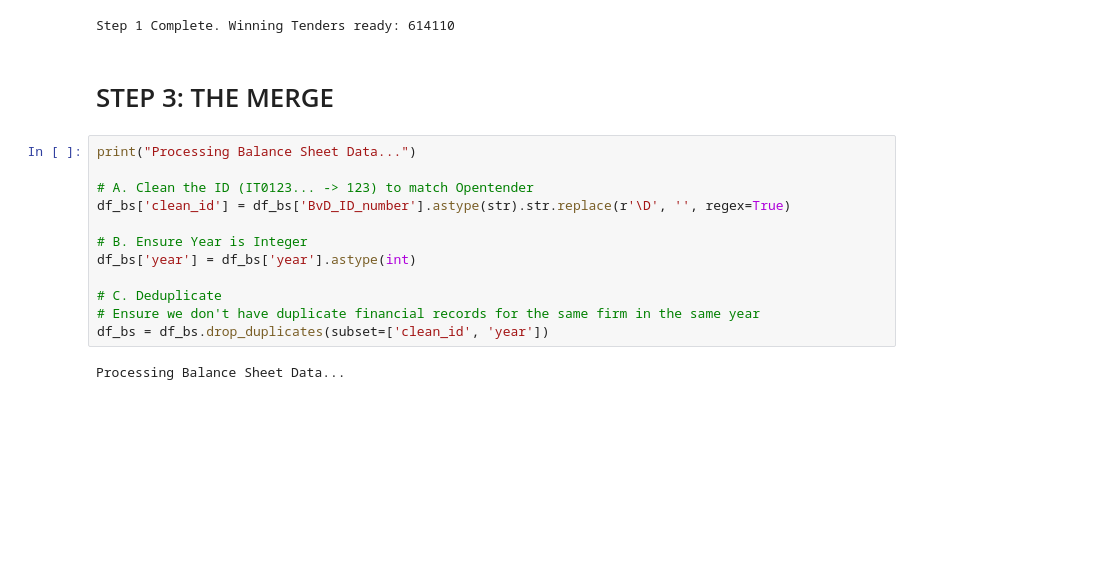
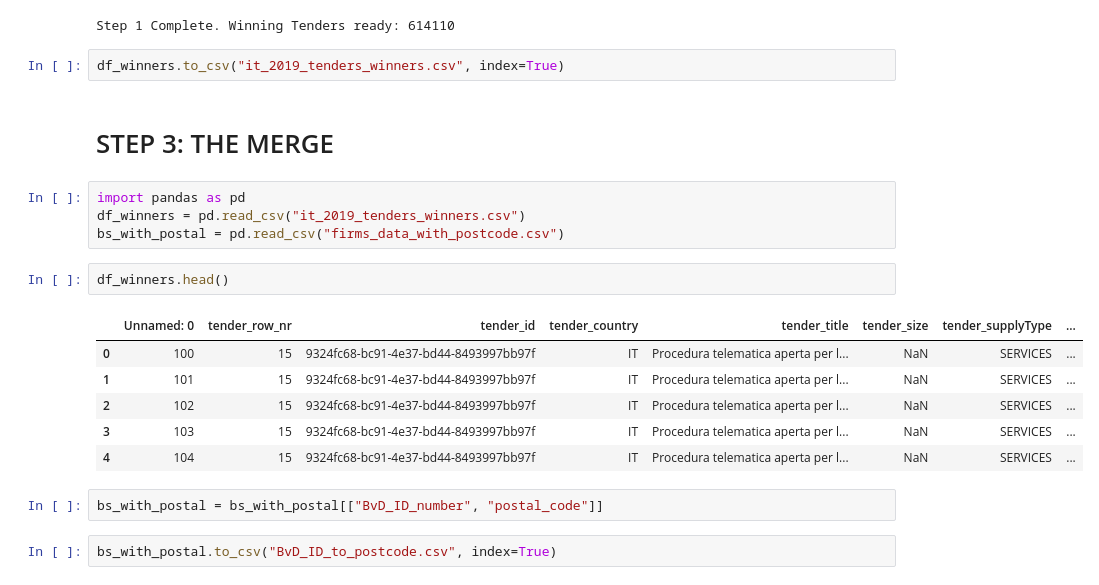
Before and after one commit to miladmirzazadeh/Thesis-Mirzazadeh-Eslahchi, a Jupyter notebook: merging_datasets.ipynb, the cells around one changed output. Cells and saved outputs as stored; diff of their text form; blank space fills up the shorter version.

```diff
--- a/merging_datasets.ipynb
+++ b/merging_datasets.ipynb
@@ -108,19 +210,24 @@ df_winners['clean_id'] = df_winners['bidder_id_filled'].astype(str).str.replace(
 print(f"Step 1 Complete. Winning Tenders ready: {len(df_winners)}")
 # %% [output]
 Step 1 Complete. Winning Tenders ready: 614110
+# %%
+df_winners.to_csv("it_2019_tenders_winners.csv", index=True)
 # %% [markdown]
 # STEP 3: THE MERGE
-# %%
-print("Processing Balance Sheet Data...")
-
-# A. Clean the ID (IT0123... -> 123) to match Opentender
-df_bs['clean_id'] = df_bs['BvD_ID_number'].astype(str).str.replace(r'\D', '', regex=True)
-
-# B. Ensure Year is Integer
-df_bs['year'] = df_bs['year'].astype(int)
-
-# C. Deduplicate
-# Ensure we don't have duplicate financial records for the same firm in the same year
-df_bs = df_bs.drop_duplicates(subset=['clean_id', 'year'])
-# %% [output]
-Processing Balance Sheet Data...
+# %%
+import pandas as pd
+df_winners = pd.read_csv("it_2019_tenders_winners.csv")
+bs_with_postal = pd.read_csv("firms_data_with_postcode.csv")
+# %%
+df_winners.head()
+# %% [output]
+|  | Unnamed: 0 | tender_row_nr | tender_id | tender_country | tender_title | tender_size | tender_supplyType | ... |
+| 0 | 100 | 15 | 9324fc68-bc91-4e37-bd44-8493997bb97f | IT | Procedura telematica aperta per l... | NaN | SERVICES | ... |
+| 1 | 101 | 15 | 9324fc68-bc91-4e37-bd44-8493997bb97f | IT | Procedura telematica aperta per l... | NaN | SERVICES | ... |
+| 2 | 102 | 15 | 9324fc68-bc91-4e37-bd44-8493997bb97f | IT | Procedura telematica aperta per l... | NaN | SERVICES | ... |
+| 3 | 103 | 15 | 9324fc68-bc91-4e37-bd44-8493997bb97f | IT | Procedura telematica aperta per l... | NaN | SERVICES | ... |
+| 4 | 104 | 15 | 9324fc68-bc91-4e37-bd44-8493997bb97f | IT | Procedura telematica aperta per l... | NaN | SERVICES | ... |
+# %%
+bs_with_postal = bs_with_postal[["BvD_ID_number", "postal_code"]]
+# %%
+bs_with_postal.to_csv("BvD_ID_to_postcode.csv", index=True)
```
Also changed, not shown: parts of 31 cells of this notebook, 2 other files.
